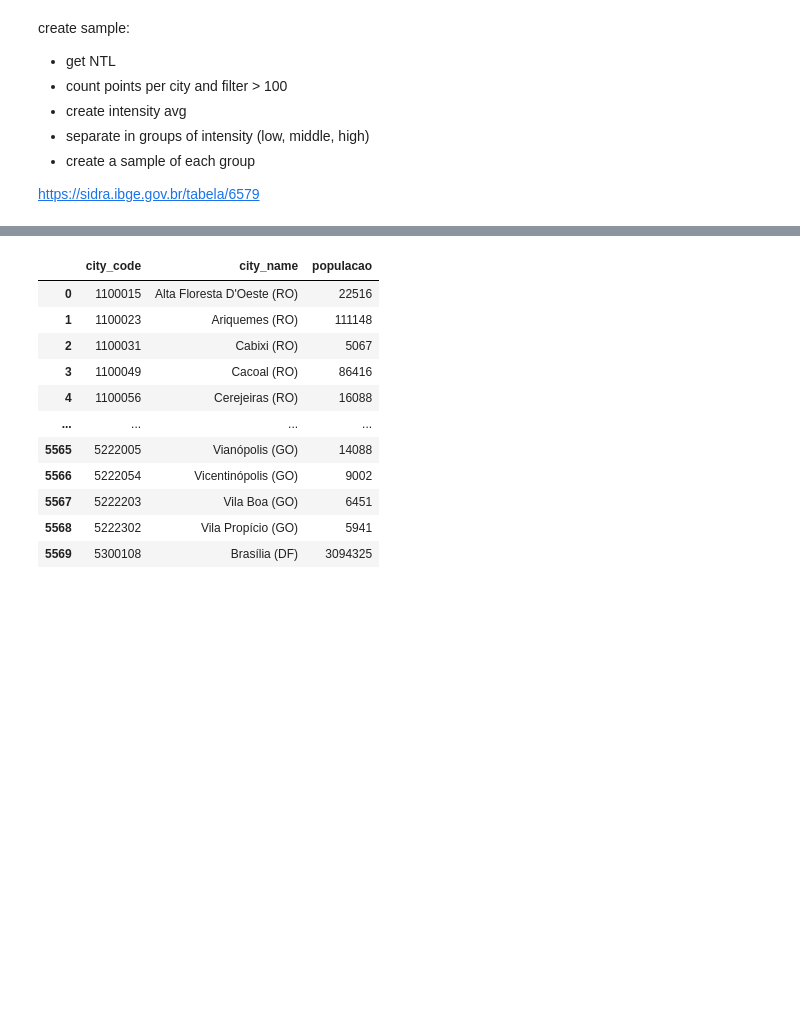
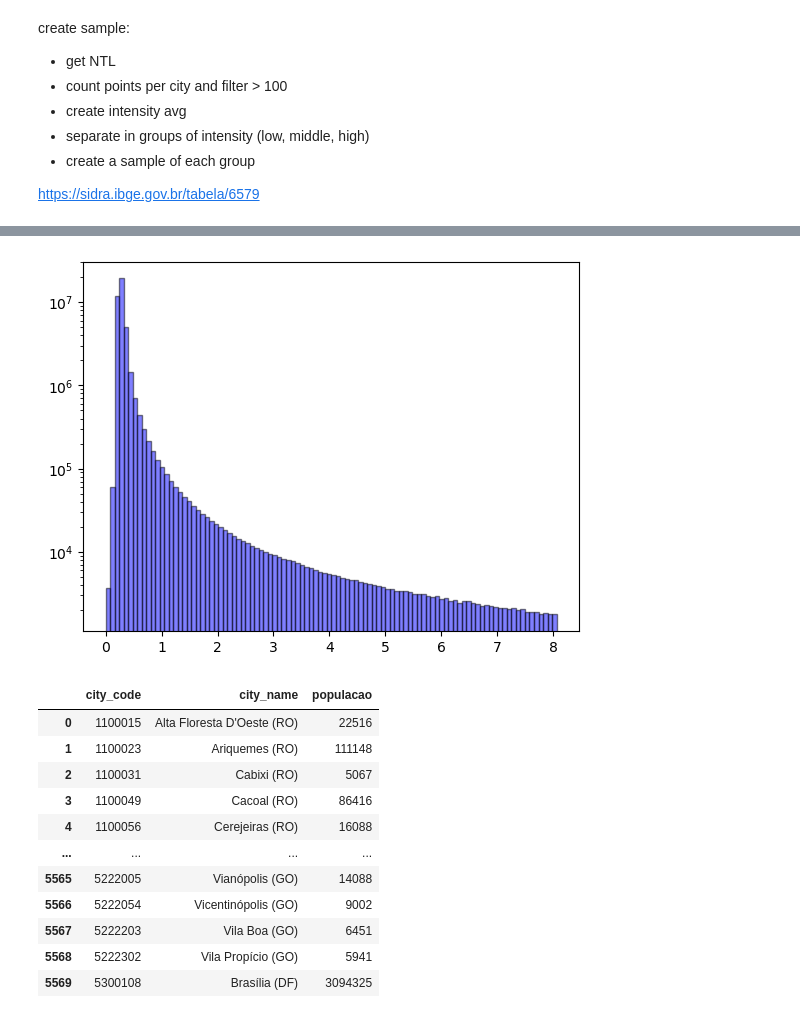
Before and after one commit to dev-jotape/predict_poverty_br, a Jupyter notebook: preprocessing/3-city_sample.ipynb, the cells around one changed output, grey strips where cells are left out. Cells and saved outputs as stored; diff of their text form; code cells hidden in the pictures; blank space fills up the shorter version.

Commit message:
plot ntl distribution

```diff
--- a/preprocessing/3-city_sample.ipynb
+++ b/preprocessing/3-city_sample.ipynb
@@ -36,0 +38,11 @@ nightlights
+# %%
+# np.std(nightlights['radiance'])
+elements = nightlights['radiance']
+
+mean = np.mean(elements, axis=0)
+sd = np.std(elements, axis=0)
+final_list = nightlights[nightlights['radiance'] < mean + 3*sd]
+final_list = final_list[final_list['radiance'] > 0]
+print(mean)
+print(sd)
+print(final_list)
@@ -37,3 +67,9 @@ nightlights
+# %%
+num_bins = 100
+plt.hist(final_list['radiance'], bins=num_bins, alpha=0.5, color='b', edgecolor='black')
+plt.yscale('log')
+# %% [output]
+[figure, added]
 # %%
 populacao = pd.read_csv('../input/populacao_estimada_2021.csv', sep=';')
 populacao
```
Also changed, not shown: parts of 3 cells of this notebook, 5 other files.
